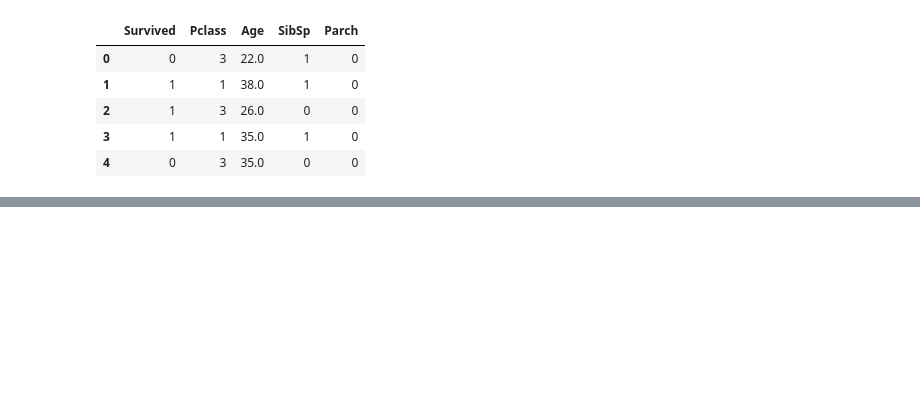
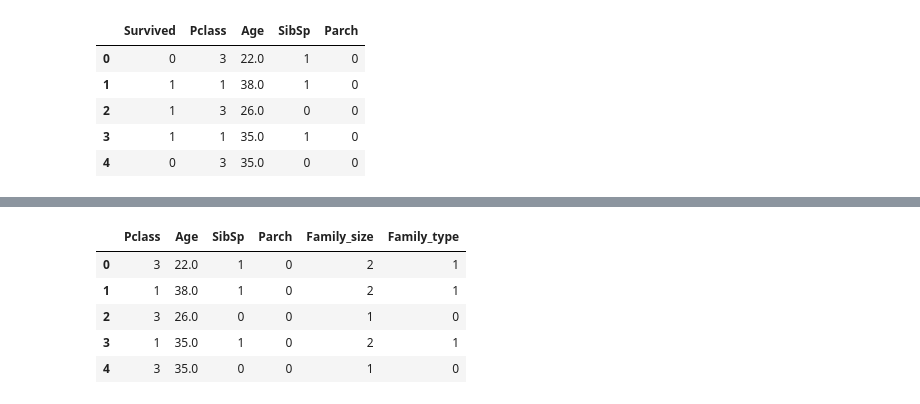
Before and after one commit to Anirudh-SK2808/ML, a Jupyter notebook: feature_splitting.ipynb, the cells around one changed output, grey strips where cells are left out. Cells and saved outputs as stored; diff of their text form; code cells hidden in the pictures; blank space fills up the shorter version.

```diff
--- a/feature_splitting.ipynb
+++ b/feature_splitting.ipynb
@@ -20,3 +21,9 @@ df.head()
 | 2 | 1 | 3 | 26.0 | 0 | 0 |
 | 3 | 1 | 1 | 35.0 | 1 | 0 |
 | 4 | 0 | 3 | 35.0 | 0 | 0 |
+# %%
+X = df.iloc[:, 1:5].copy()  # Create a separate copy to avoid SettingWithCopyWarning
+y = df.iloc[:, 0]
+
+X['Family_size'] = X['SibSp'] + X["Parch"] + 1
+X.head()
@@ -22,0 +37,22 @@ df.head()
+# %%
+def myfunc(num):
+    if num == 1:
+        #alone
+        return 0
+    elif num >1 and num <=4:
+        # small family
+        return 1
+    else:
+        # large family
+        return 2
+myfunc(4)
+
+X['Family_type'] = X['Family_size'].apply(myfunc)
+X.head()
+# %% [output]
+|  | Pclass | Age | SibSp | Parch | Family_size | Family_type |
+| 0 | 3 | 22.0 | 1 | 0 | 2 | 1 |
+| 1 | 1 | 38.0 | 1 | 0 | 2 | 1 |
+| 2 | 3 | 26.0 | 0 | 0 | 1 | 0 |
+| 3 | 1 | 35.0 | 1 | 0 | 2 | 1 |
+| 4 | 3 | 35.0 | 0 | 0 | 1 | 0 |
```
Also changed, not shown: parts of 4 cells of this notebook.
